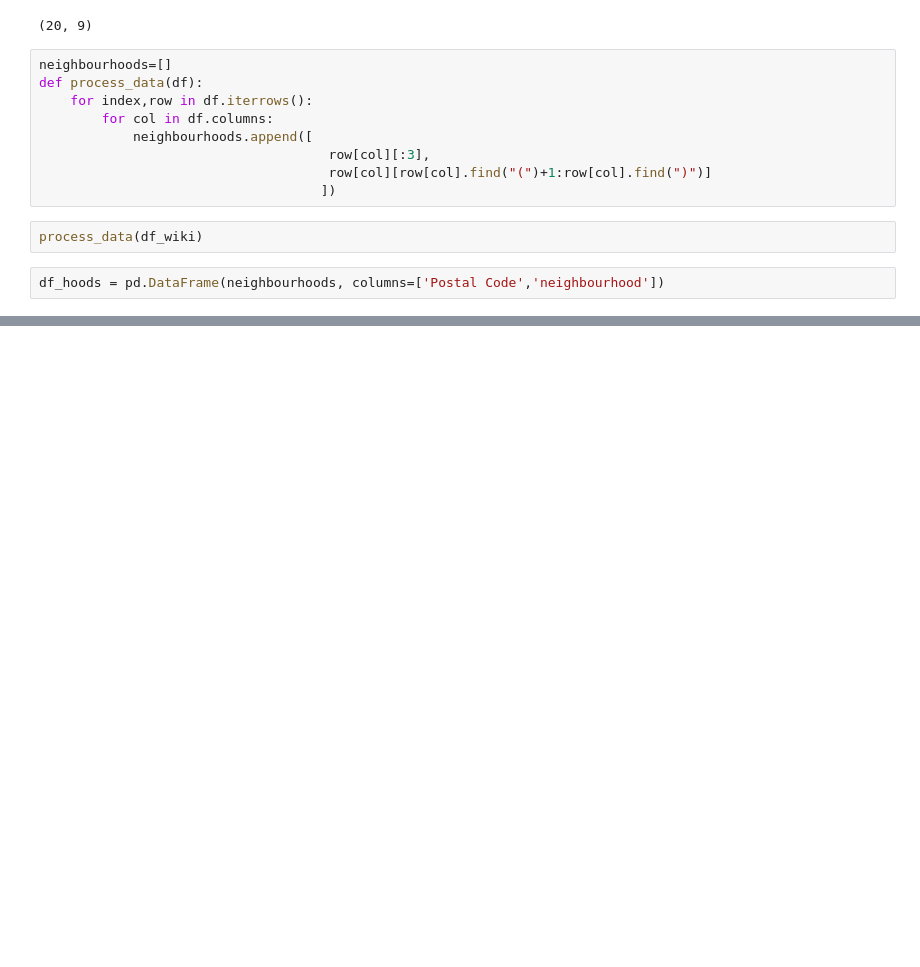
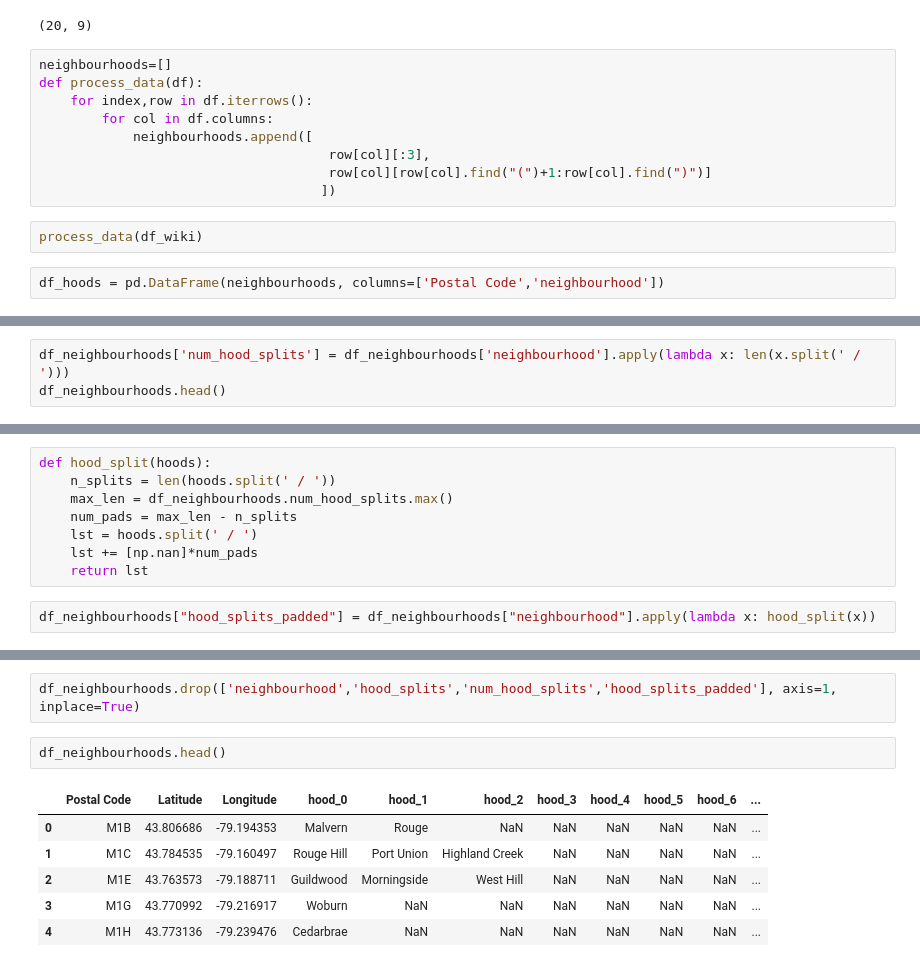
Before and after one commit to Jibu24/Clustering-TOR-neighbourhoods, a Jupyter notebook: notebooks/Neighbourhood_info.ipynb, the cells around one changed output, grey strips where cells are left out. Drawn from its saved outputs; the diff is of its cells as text; blank space fills up the shorter version.

```diff
--- a/notebooks/Neighbourhood_info.ipynb
+++ b/notebooks/Neighbourhood_info.ipynb
@@ -72,0 +93,3 @@ df_merged.head()
+# %%
+df_neighbourhoods['num_hood_splits'] = df_neighbourhoods['neighbourhood'].apply(lambda x: len(x.split(' / ')))
+df_neighbourhoods.head()
@@ -72,0 +103,10 @@ df_merged.head()
+# %%
+def hood_split(hoods):
+    n_splits = len(hoods.split(' / '))
+    max_len = df_neighbourhoods.num_hood_splits.max()
+    num_pads = max_len - n_splits
+    lst = hoods.split(' / ')
+    lst += [np.nan]*num_pads
+    return lst
+# %%
+df_neighbourhoods["hood_splits_padded"] = df_neighbourhoods["neighbourhood"].apply(lambda x: hood_split(x))
@@ -72,0 +136,11 @@ df_merged.head()
+# %%
+df_neighbourhoods.drop(['neighbourhood','hood_splits','num_hood_splits','hood_splits_padded'], axis=1, inplace=True)
+# %%
+df_neighbourhoods.head()
+# %% [output]
+|  | Postal Code | Latitude | Longitude | hood_0 | hood_1 | hood_2 | hood_3 | hood_4 | hood_5 | hood_6 | ... |
+| 0 | M1B | 43.806686 | -79.194353 | Malvern | Rouge | NaN | NaN | NaN | NaN | NaN | ... |
+| 1 | M1C | 43.784535 | -79.160497 | Rouge Hill | Port Union | Highland Creek | NaN | NaN | NaN | NaN | ... |
+| 2 | M1E | 43.763573 | -79.188711 | Guildwood | Morningside | West Hill | NaN | NaN | NaN | NaN | ... |
+| 3 | M1G | 43.770992 | -79.216917 | Woburn | NaN | NaN | NaN | NaN | NaN | NaN | ... |
+| 4 | M1H | 43.773136 | -79.239476 | Cedarbrae | NaN | NaN | NaN | NaN | NaN | NaN | ... |
```
Also changed, not shown: parts of 17 cells of this notebook.
